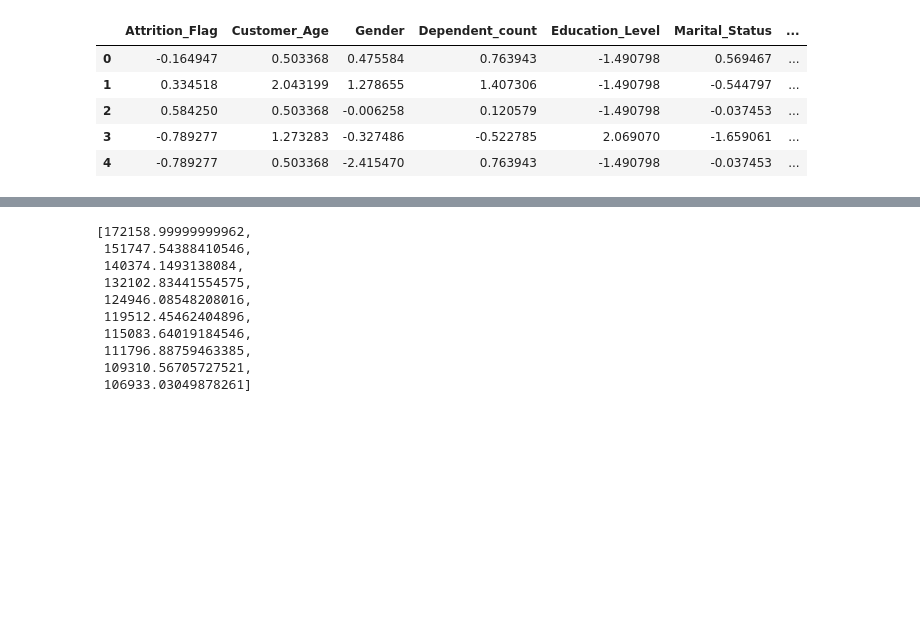
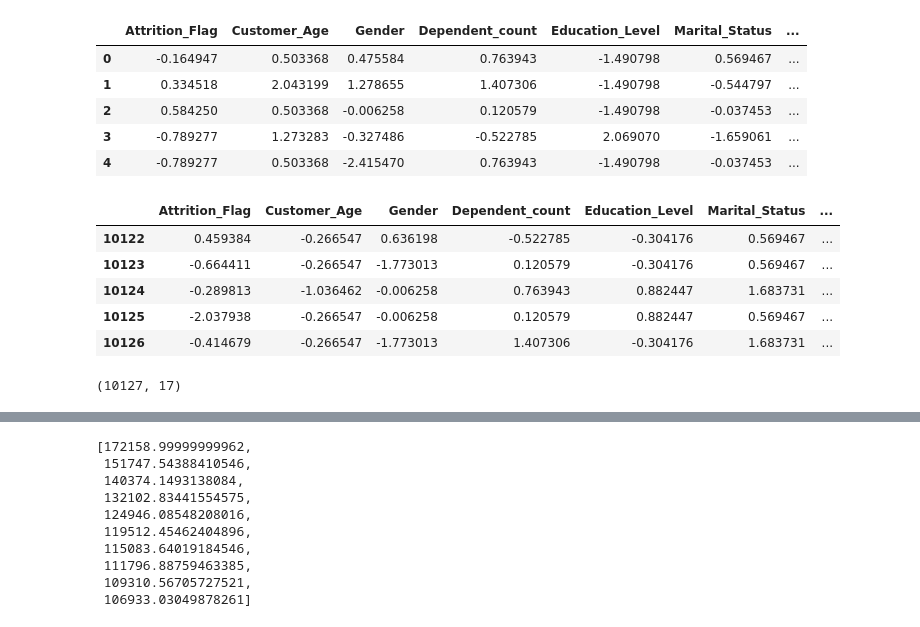
Before and after one commit to pratikrathod08/Customer_Purchase_Capacity, a Jupyter notebook: notebooks/model_training.ipynb, the cells around one changed output, grey strips where cells are left out. Drawn from its saved outputs; the diff is of its cells as text; code cells hidden in the pictures; blank space fills up the shorter version.

```diff
--- a/notebooks/model_training.ipynb
+++ b/notebooks/model_training.ipynb
@@ -155,3 +155,16 @@ data.head()
 | 2 | 0.584250 | 0.503368 | -0.006258 | 0.120579 | -1.490798 | -0.037453 | ... |
 | 3 | -0.789277 | 1.273283 | -0.327486 | -0.522785 | 2.069070 | -1.659061 | ... |
 | 4 | -0.789277 | 0.503368 | -2.415470 | 0.763943 | -1.490798 | -0.037453 | ... |
+# %%
+data.tail()
+# %% [output]
+|  | Attrition_Flag | Customer_Age | Gender | Dependent_count | Education_Level | Marital_Status | ... |
+| 10122 | 0.459384 | -0.266547 | 0.636198 | -0.522785 | -0.304176 | 0.569467 | ... |
+| 10123 | -0.664411 | -0.266547 | -1.773013 | 0.120579 | -0.304176 | 0.569467 | ... |
+| 10124 | -0.289813 | -1.036462 | -0.006258 | 0.763943 | 0.882447 | 1.683731 | ... |
+| 10125 | -2.037938 | -0.266547 | -0.006258 | 0.120579 | 0.882447 | 0.569467 | ... |
+| 10126 | -0.414679 | -0.266547 | -1.773013 | 1.407306 | -0.304176 | 1.683731 | ... |
+# %%
+data.shape
+# %% [output]
+(10127, 17)
```
Also changed, not shown: parts of 7 cells of this notebook, 10 other files.
